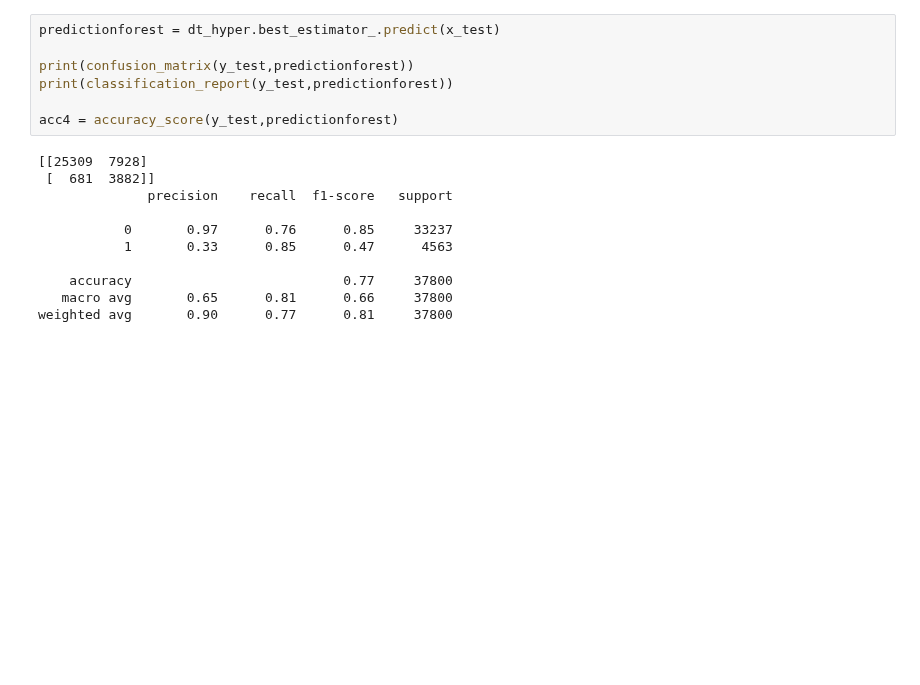
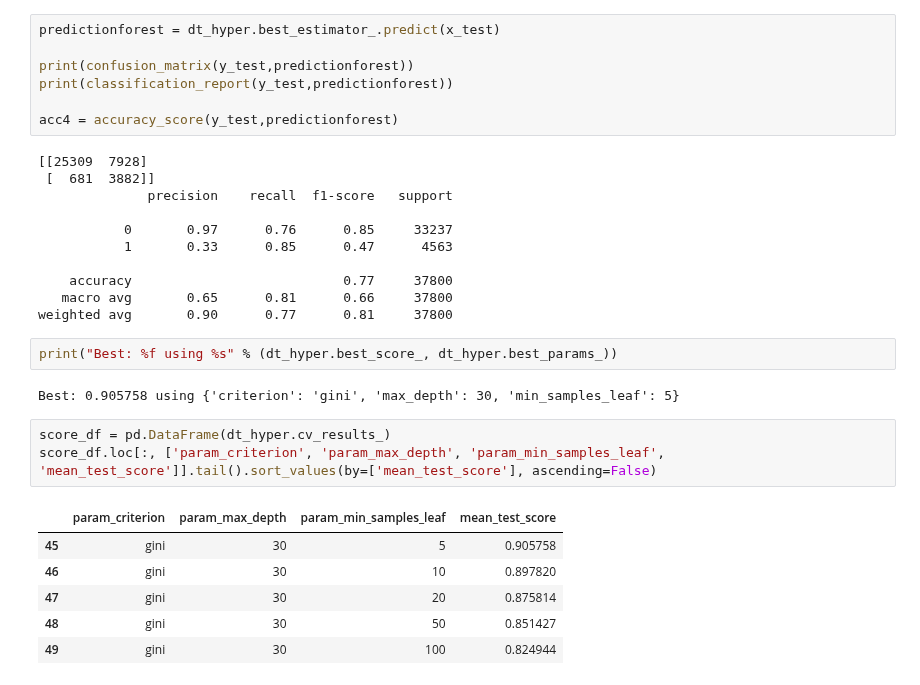
Before and after one commit to AmanCSE-1/Loan-Defaulter-Prediction-based-on-Customer-Behavior, a Jupyter notebook: main.ipynb, the cells around one changed output. Cells and saved outputs as stored; diff of their text form; blank space fills up the shorter version.

Commit message:
Hyperparameter Tuned Model evaluation

```diff
--- a/main.ipynb
+++ b/main.ipynb
@@ -597,3 +597,17 @@ acc4 = accuracy_score(y_test,predictionforest)
     accuracy                           0.77     37800
    macro avg       0.65      0.81      0.66     37800
 weighted avg       0.90      0.77      0.81     37800
+# %%
+print("Best: %f using %s" % (dt_hyper.best_score_, dt_hyper.best_params_))
+# %% [output]
+Best: 0.905758 using {'criterion': 'gini', 'max_depth': 30, 'min_samples_leaf': 5}
+# %%
+score_df = pd.DataFrame(dt_hyper.cv_results_)
+score_df.loc[:, ['param_criterion', 'param_max_depth', 'param_min_samples_leaf', 'mean_test_score']].tail().sort_values(by=['mean_test_score'], ascending=False)
+# %% [output]
+|  | param_criterion | param_max_depth | param_min_samples_leaf | mean_test_score |
+| 45 | gini | 30 | 5 | 0.905758 |
+| 46 | gini | 30 | 10 | 0.897820 |
+| 47 | gini | 30 | 20 | 0.875814 |
+| 48 | gini | 30 | 50 | 0.851427 |
+| 49 | gini | 30 | 100 | 0.824944 |
```
